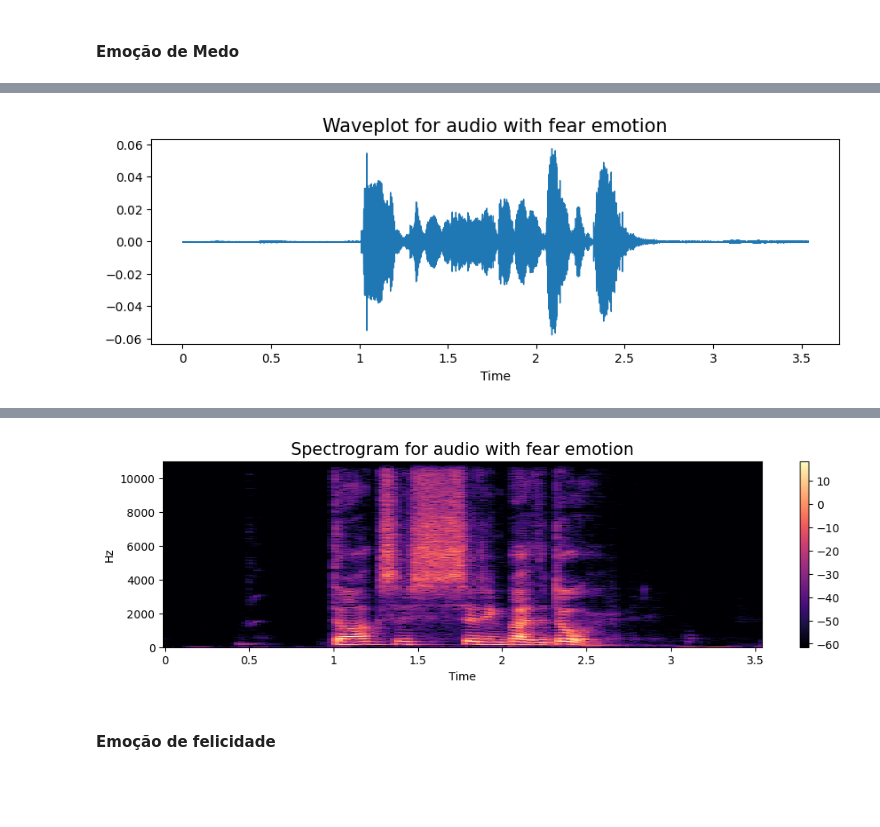
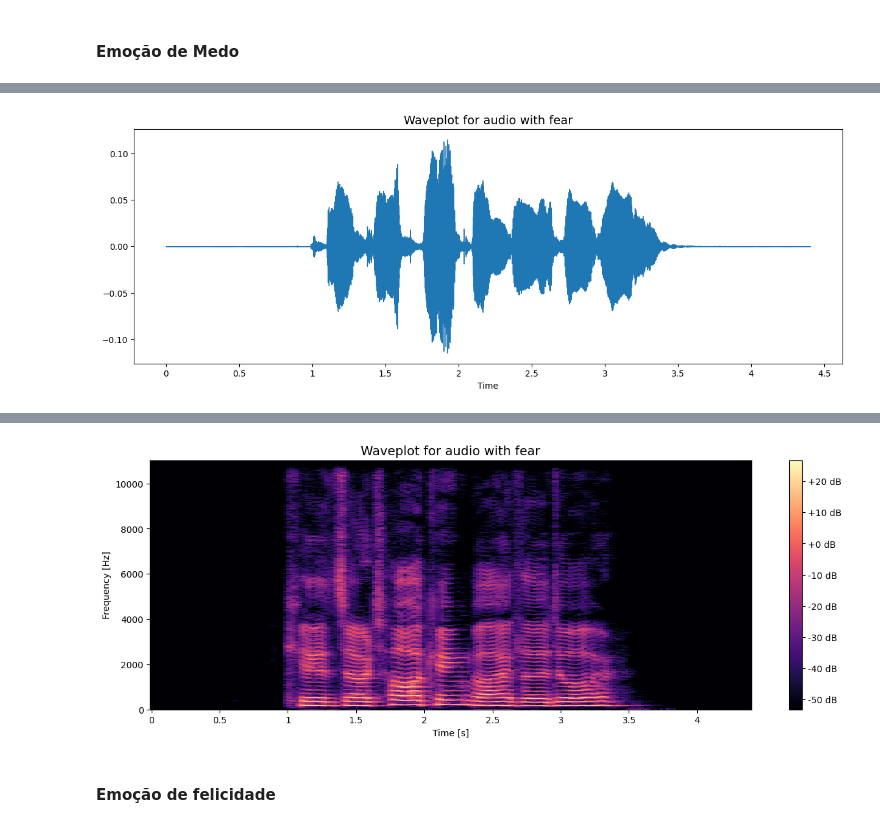
Before and after one commit to viniciusvl/miniprojeto2, a Jupyter notebook: notebooks/1-eda.ipynb, the cells around one changed output, grey strips where cells are left out. Cells and saved outputs as stored; diff of their text form; code cells hidden in the pictures; blank space fills up the shorter version.

```diff
--- a/notebooks/1-eda.ipynb
+++ b/notebooks/1-eda.ipynb
@@ -59,0 +58,4 @@ Ravdess = "/home/luigi/Documents/miniprojeto2/data/raw/" # Mude para o seu path
+# %%
+# em windows, é necessário que seja uma r-strings, pois '\' é um caractere de escape!
+
+Ravdess = "C:/Users/Vinícius/Desktop/miniprojeto Trilha/miniprojeto2/raw" # Diretório onde estão salvos os áudios originais
@@ -120,0 +196,6 @@ Arquivos inválidos/removidos: 0
+# %%
+path = Ravdess_df['Path'][0]
+
+audio, sr = librosa.load(path, sr=44100)
+
+librosa.display.waveshow(y=audio, sr=sr)
@@ -134,10 +243,30 @@ def create_spectrogram(data, sr, e):
+# %%
+# data é o array numpy com os valores da onda sonora
+# sr é o sample rate
+# e é a emoção
+
+def create_waveplot(data, sr, e):
+    plt.figure(figsize=(15,5))
+    plt.title(f"Waveplot for audio with {e}", fontsize=14)
+    librosa.display.waveshow(y=data, sr=sr) #plota o gráfico
+
+def create_spectrogram(data, sr, e):
+    plt.figure(figsize=(15,5))
+
+    D = librosa.amplitude_to_db(np.abs(librosa.stft(data)))
+    librosa.display.specshow(D, x_axis='time', y_axis='linear', sr = sr, cmap='magma')
+
+    plt.title(f"Waveplot for audio with {e}", fontsize=14)
+    plt.xlabel('Time [s]')
+    plt.ylabel('Frequency [Hz]')
+    plt.colorbar(format='%+2.0f dB')
 # %% [markdown]
 #### Agora rode as células abaixo para ver os resultados do que você fez :)
 # %% [markdown]
 #### Emoção de Medo
 # %%
 emotion='fear'
-path = np.array(Ravdess_df.Path[Ravdess_df.Emotions==emotion])[1]
+path = np.array(Ravdess_df.Path[Ravdess_df.Emotions==emotion])[0]
 data, sampling_rate = librosa.load(path)
 create_waveplot(data, sampling_rate, emotion)
 create_spectrogram(data, sampling_rate, emotion)
@@ -146 +276 @@ Audio(path)
-[figure, old version]
+[figure, new version]
@@ -148,4 +277,4 @@ Audio(path)
-[figure, old version]
+[figure, new version]
 # %% [markdown]
 #### Emoção de felicidade
 # %%
```
Also changed, not shown: parts of 31 cells of this notebook.
